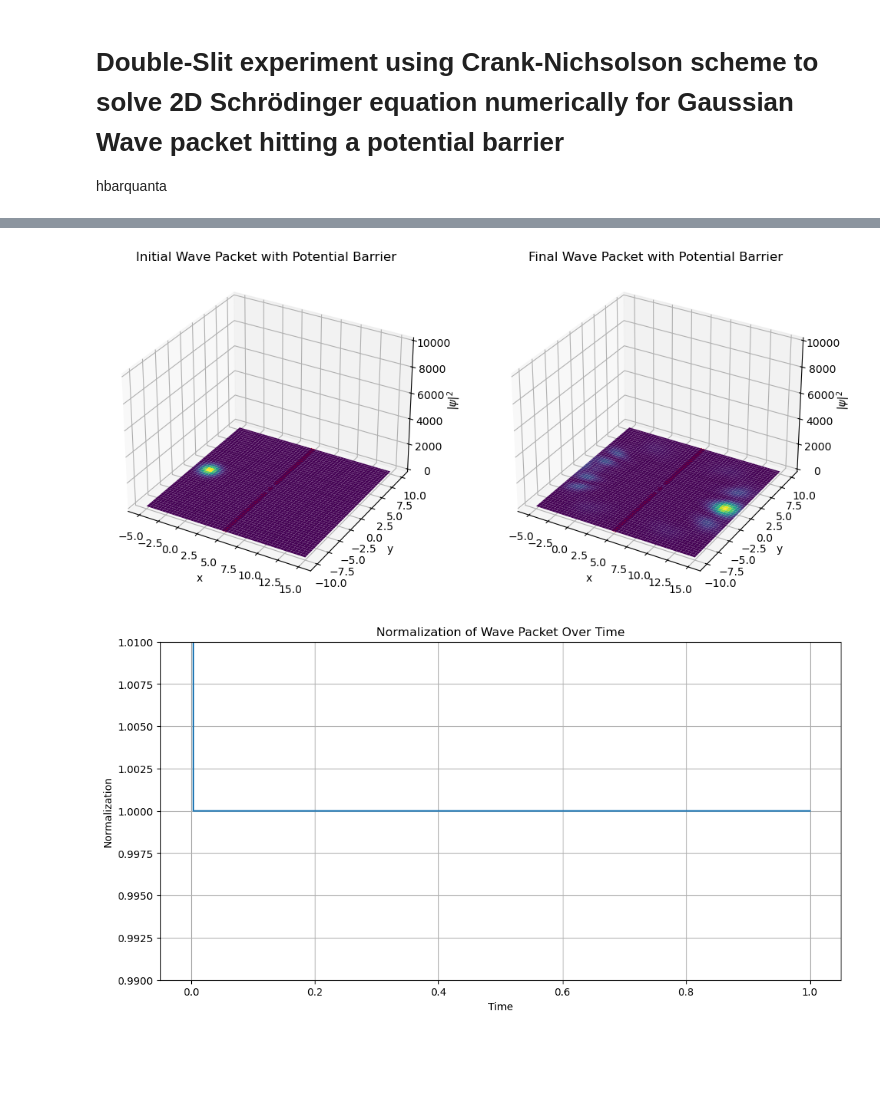
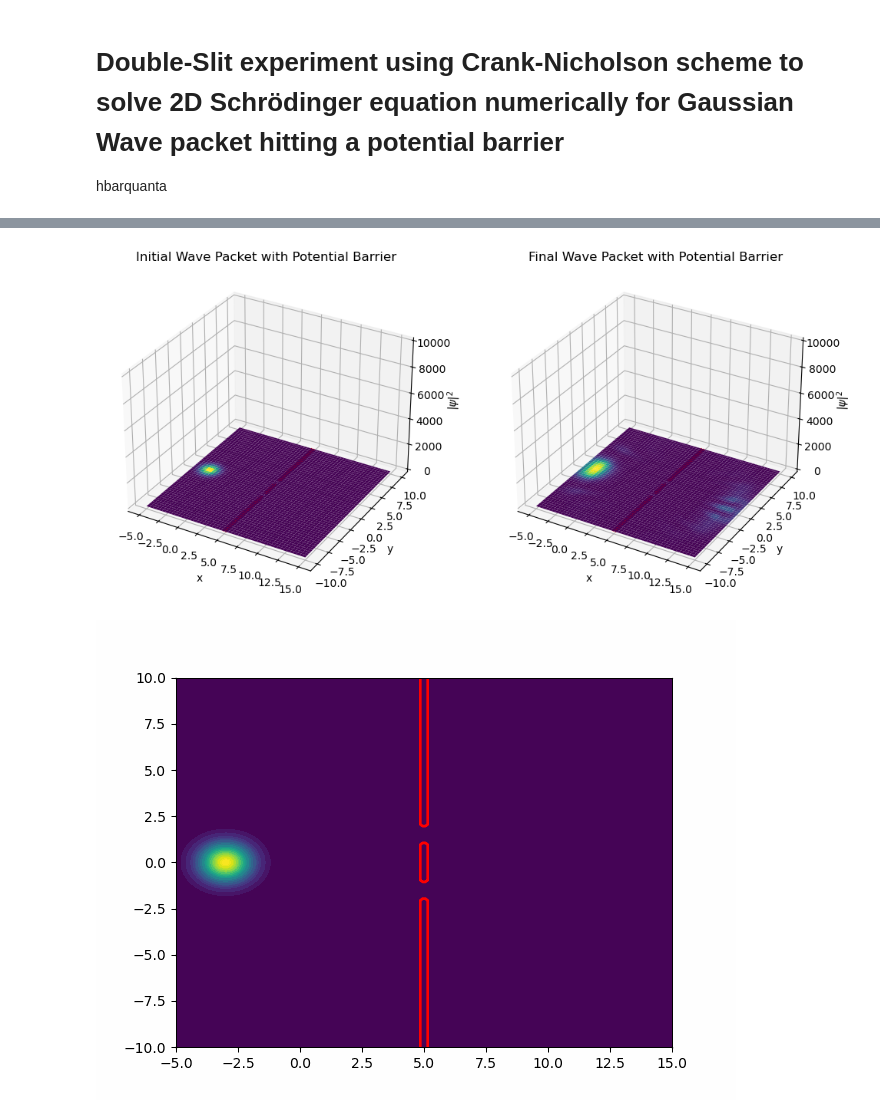
Before and after one commit to hbarquanta/Physics-Simulations, a Jupyter notebook: Double_Slit_Experiment.ipynb, the cells around one changed output, grey strips where cells are left out. Saved outputs shown, nothing was run; the diff lists cells and outputs as text; code cells hidden in the pictures; blank space fills up the shorter version.

```diff
--- a/Double_Slit_Experiment.ipynb
+++ b/Double_Slit_Experiment.ipynb
@@ -1,5 +1,5 @@
 # %% [markdown]
-# Double-Slit experiment using Crank-Nichsolson scheme to solve 2D Schrödinger equation numerically for Gaussian Wave packet hitting a potential barrier
+# Double-Slit experiment using Crank-Nicholson scheme to solve 2D Schrödinger equation numerically for Gaussian Wave packet hitting a potential barrier
 
 hbarquanta
 # %%
@@ -10,6 +10,7 @@ from scipy.sparse.linalg import splu
 from matplotlib.animation import FuncAnimation, PillowWriter
 from mpl_toolkits.mplot3d import Axes3D
 from IPython.display import HTML
+from IPython.display import Image
 
 # Parameters
 x_min, x_max = -5, 15
@@ -44,7 +45,7 @@ def double_slit_potential(x, y, d, b):
                     V[j, i] = 10000  # Large potential to simulate wall
     return V
 
-d = 1.5  # Slit spacing
+d = 3.0  # Slit spacing
 b = 1.0  # Slit width
 V = double_slit_potential(x, y, d, b)
 
@@ -192,7 +193,7 @@ plot_initial_final_wave_packet_2d(X, Y, psis, nx, ny, V)
 plot_initial_final_wave_packet_3d(X, Y, psis, nx, ny, V)
 
 # Plot normalization
-plot_normalization(times, normalizations)
+#plot_normalization(times, normalizations)
 
 # Create and display 2D animation
 ani_2d = create_animation_2d(X, Y, psis, nx, ny, V)
@@ -208,4 +209,7 @@ HTML("""
 <h3>Time Evolution of 2D Wave Packet in 3D with Double Slit</h3>
 <img src="schrodinger_equation_3d_evolution_double_slit.gif" style="width: 600px;">
 """)
+
+display(Image('schrodinger_equation_2d_evolution_double_slit.gif'))
+display(Image('schrodinger_equation_3d_evolution_double_slit.gif'))
 # %% [output]
@@ -214,2 +218,2 @@ HTML("""
-[figure, old version]
+[figure, new version]
-[figure, old version]
+[figure, new version]
```
Also changed, not shown: parts of 1 cell of this notebook.
